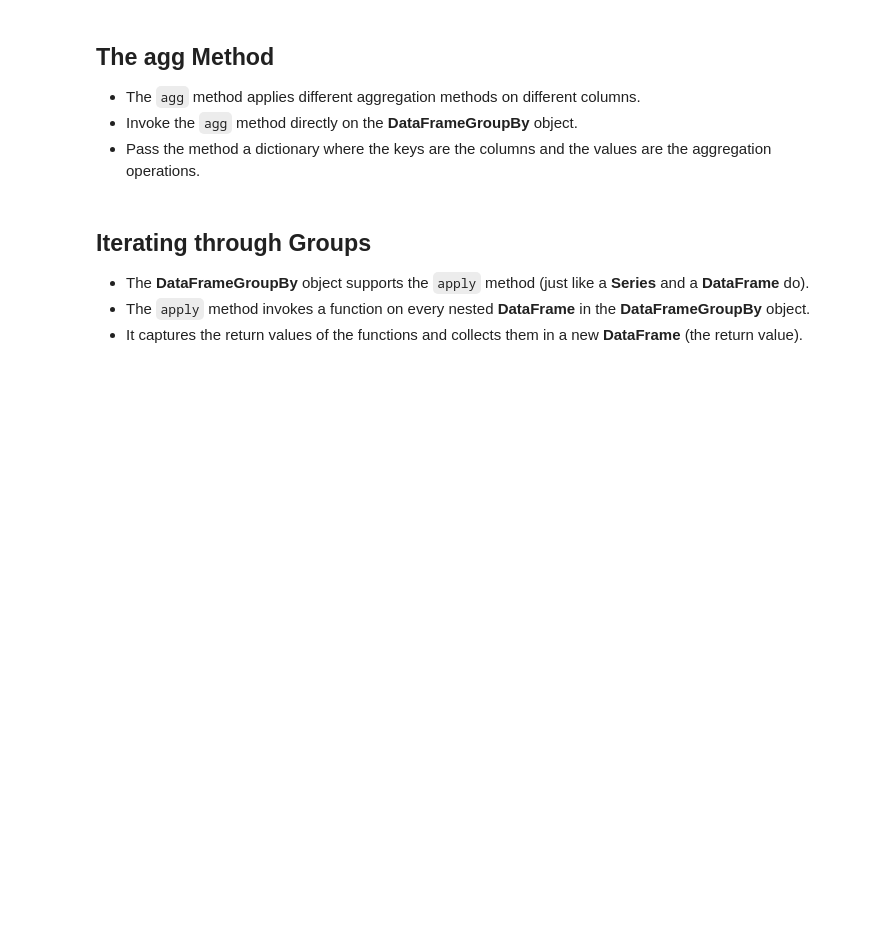
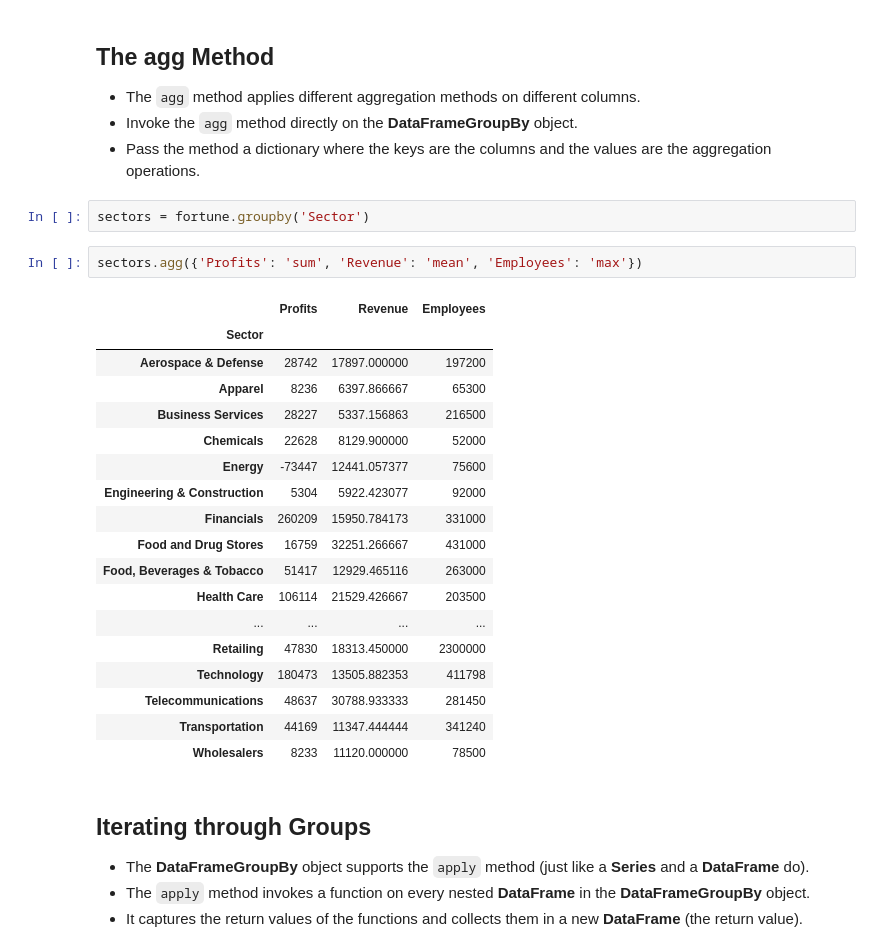
Before and after one commit to Petar-Koprinkov/Pandas, a Jupyter notebook: Incomplete/09 - The GroupBy Object.ipynb, the cells around one changed output. Drawn from its saved outputs; the diff is of its cells as text; blank space fills up the shorter version.

Commit message:
feat: agg() method on DataFrameGroupBy object

```diff
--- a/Incomplete/09 - The GroupBy Object.ipynb
+++ b/Incomplete/09 - The GroupBy Object.ipynb
@@ -356,6 +356,29 @@ Name: Profits, Length: 79, dtype: int64
 - The `agg` method applies different aggregation methods on different columns.
 - Invoke the `agg` method directly on the **DataFrameGroupBy** object.
 - Pass the method a dictionary where the keys are the columns and the values are the aggregation operations.
+# %%
+sectors = fortune.groupby('Sector')
+# %%
+sectors.agg({'Profits': 'sum', 'Revenue': 'mean', 'Employees': 'max'})
+# %% [output]
+|  | Profits | Revenue | Employees |
+| Sector |  |  |  |
+| Aerospace & Defense | 28742 | 17897.000000 | 197200 |
+| Apparel | 8236 | 6397.866667 | 65300 |
+| Business Services | 28227 | 5337.156863 | 216500 |
+| Chemicals | 22628 | 8129.900000 | 52000 |
+| Energy | -73447 | 12441.057377 | 75600 |
+| Engineering & Construction | 5304 | 5922.423077 | 92000 |
+| Financials | 260209 | 15950.784173 | 331000 |
+| Food and Drug Stores | 16759 | 32251.266667 | 431000 |
+| Food, Beverages & Tobacco | 51417 | 12929.465116 | 263000 |
+| Health Care | 106114 | 21529.426667 | 203500 |
+| ... | ... | ... | ... |
+| Retailing | 47830 | 18313.450000 | 2300000 |
+| Technology | 180473 | 13505.882353 | 411798 |
+| Telecommunications | 48637 | 30788.933333 | 281450 |
+| Transportation | 44169 | 11347.444444 | 341240 |
+| Wholesalers | 8233 | 11120.000000 | 78500 |
 # %% [markdown]
 ## Iterating through Groups
 - The **DataFrameGroupBy** object supports the `apply` method (just like a **Series** and a **DataFrame** do).
```
